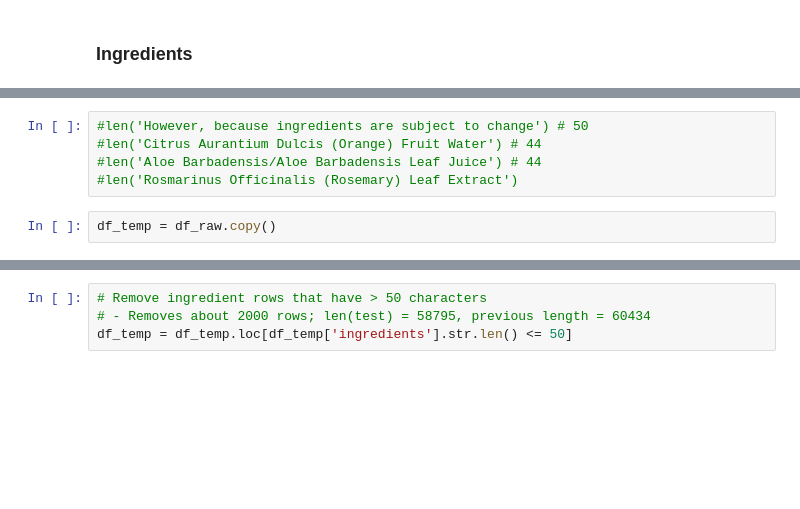
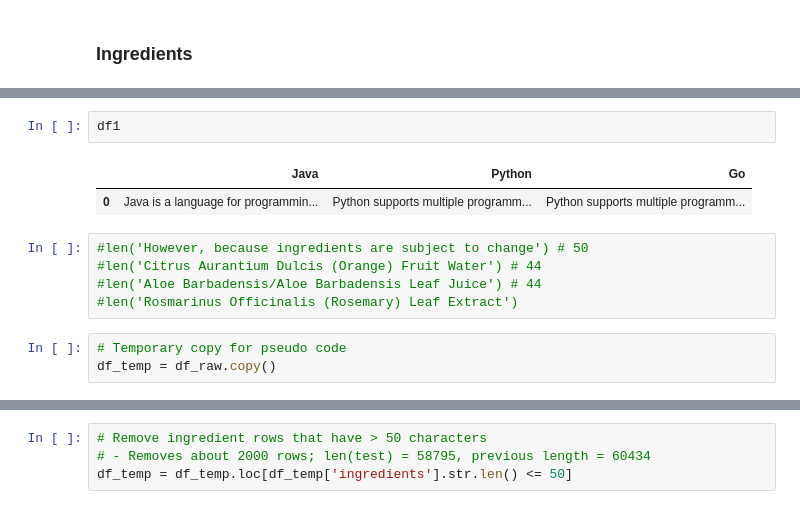
Before and after one commit to paulqsims/insight_project, a Jupyter notebook: notebooks/DataCleaning.ipynb, the cells around one changed output, grey strips where cells are left out. Cells and saved outputs as stored; diff of their text form; blank space fills up the shorter version.

```diff
--- a/notebooks/DataCleaning.ipynb
+++ b/notebooks/DataCleaning.ipynb
@@ -322,7 +397,13 @@ df_raw.shape
+# %%
+df1
+# %% [output]
+|  | Java | Python | Go |
+| 0 | Java is a language for programmin... | Python supports multiple programm... | Python supports multiple programm... |
 # %%
 #len('However, because ingredients are subject to change') # 50
 #len('Citrus Aurantium Dulcis (Orange) Fruit Water') # 44
 #len('Aloe Barbadensis/Aloe Barbadensis Leaf Juice') # 44
 #len('Rosmarinus Officinalis (Rosemary) Leaf Extract')
-# %%
-df_temp = df_raw.copy()
+# %%
+# Temporary copy for pseudo code
+df_temp = df_raw.copy()
```
Also changed, not shown: parts of 23 cells of this notebook.
